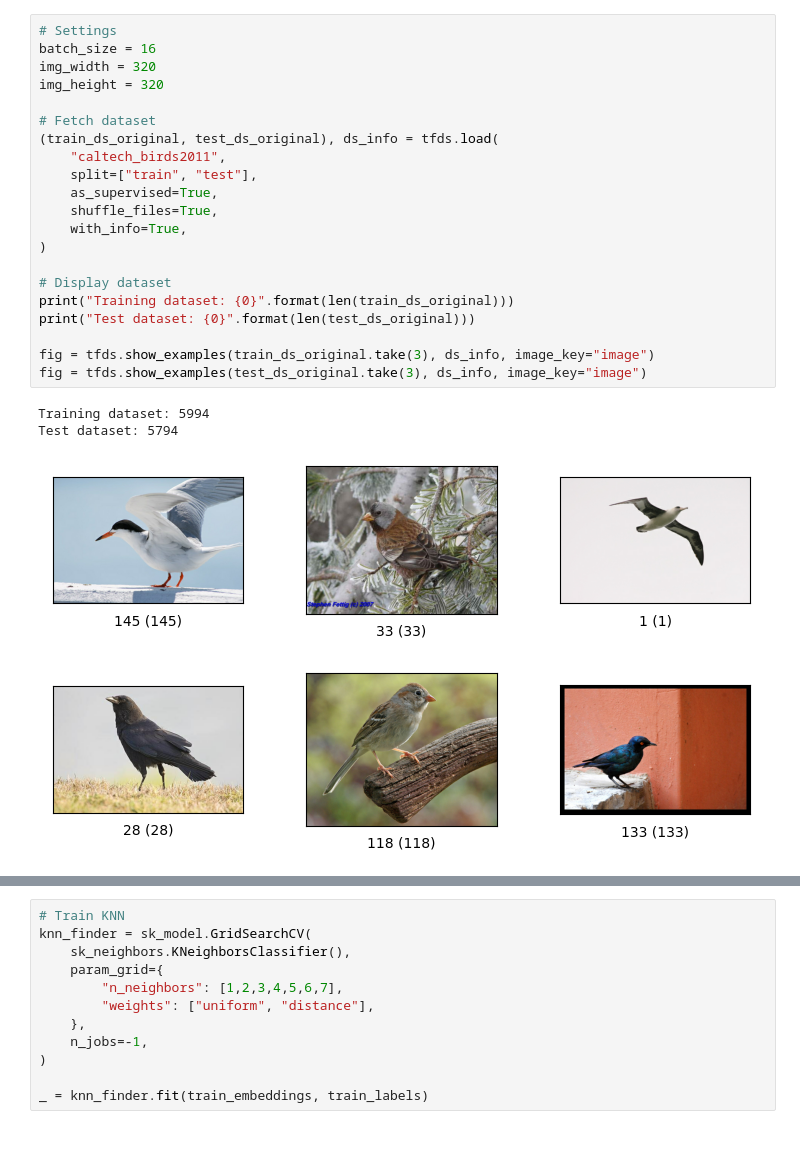
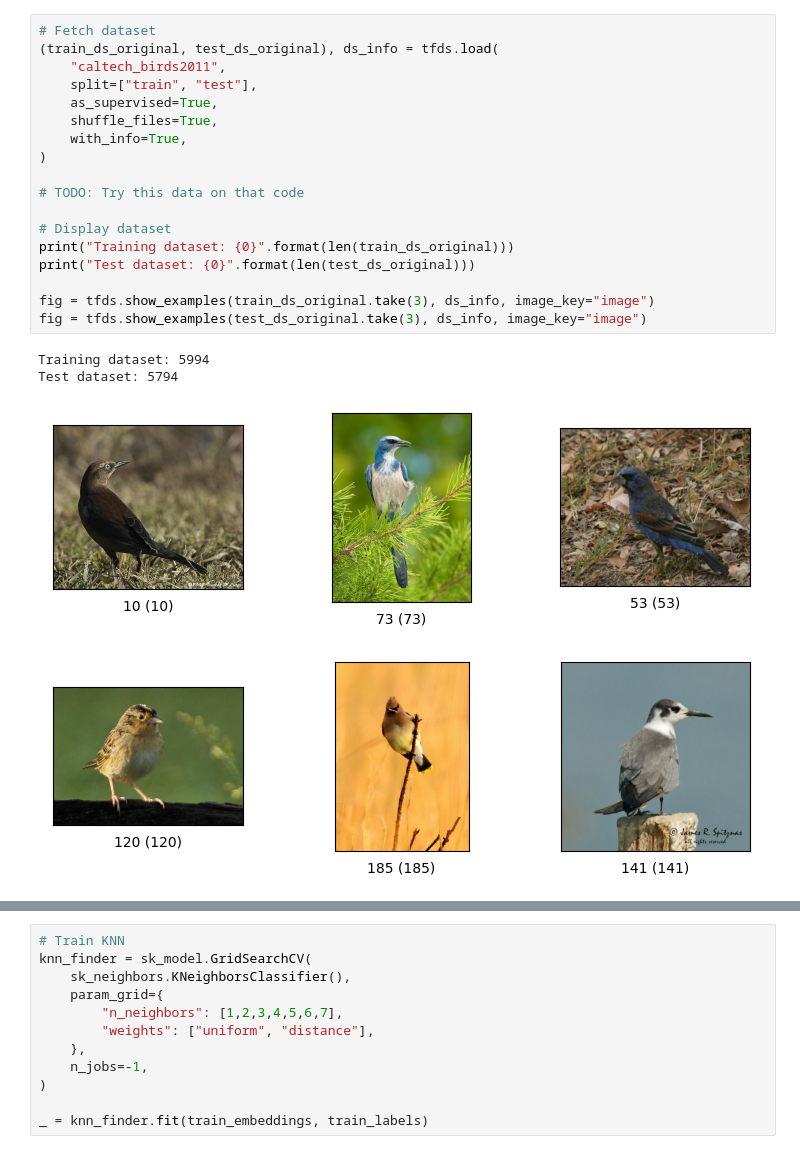
Before and after one commit to mymmrac/ml-research, a Jupyter notebook: ml.ipynb, the cells around one changed output, grey strips where cells are left out. Saved outputs shown, nothing was run; the diff lists cells and outputs as text.

```diff
--- a/ml.ipynb
+++ b/ml.ipynb
@@ -33,27 +33,24 @@ warnings.filterwarnings("ignore")
 # %%
-# Settings
-batch_size = 16
-img_width = 320
-img_height = 320
-
 # Fetch dataset
 (train_ds_original, test_ds_original), ds_info = tfds.load(
     "caltech_birds2011",
     split=["train", "test"],
     as_supervised=True,
     shuffle_files=True,
     with_info=True,
 )
 
+# TODO: Try this data on that code
+
 # Display dataset
 print("Training dataset: {0}".format(len(train_ds_original)))
 print("Test dataset: {0}".format(len(test_ds_original)))
 
 fig = tfds.show_examples(train_ds_original.take(3), ds_info, image_key="image")
 fig = tfds.show_examples(test_ds_original.take(3), ds_info, image_key="image")
 # %% [output]
 Training dataset: 5994
 Test dataset: 5794
-[figure, old version]
+[figure, new version]
-[figure, old version]
+[figure, new version]
 # %%
```
Also changed, not shown: parts of 12 cells of this notebook.
